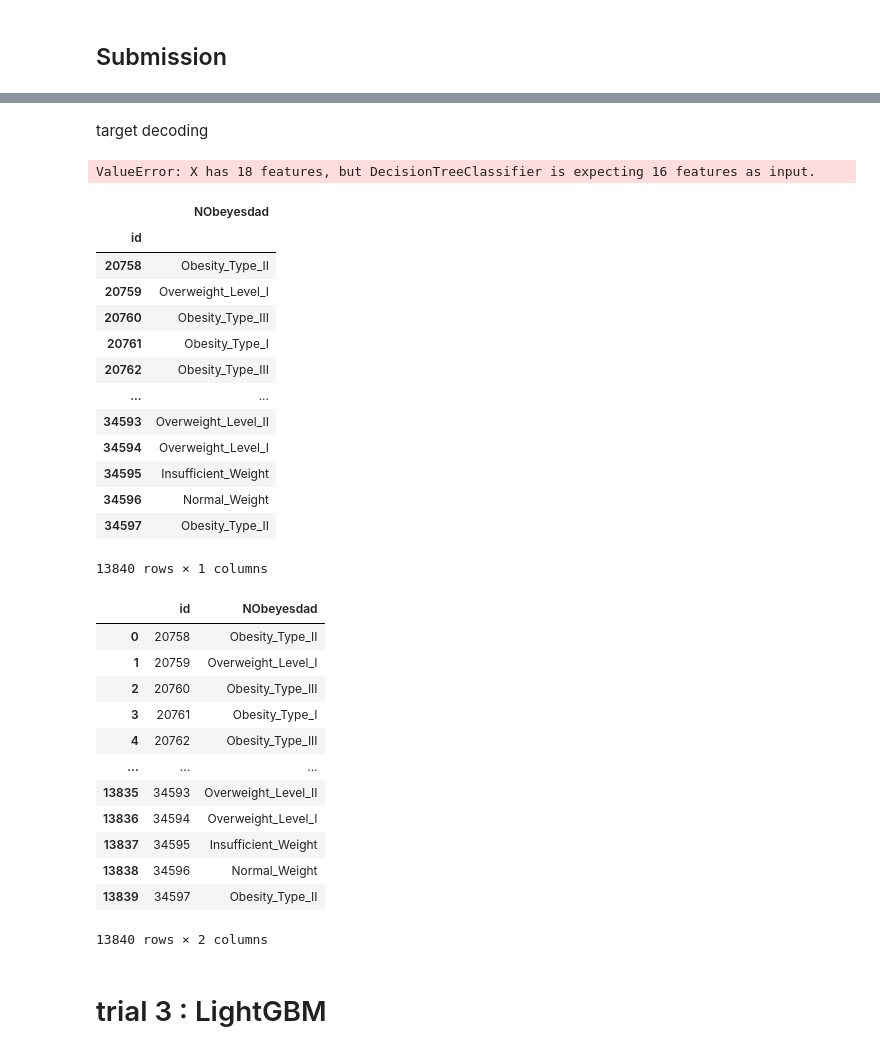
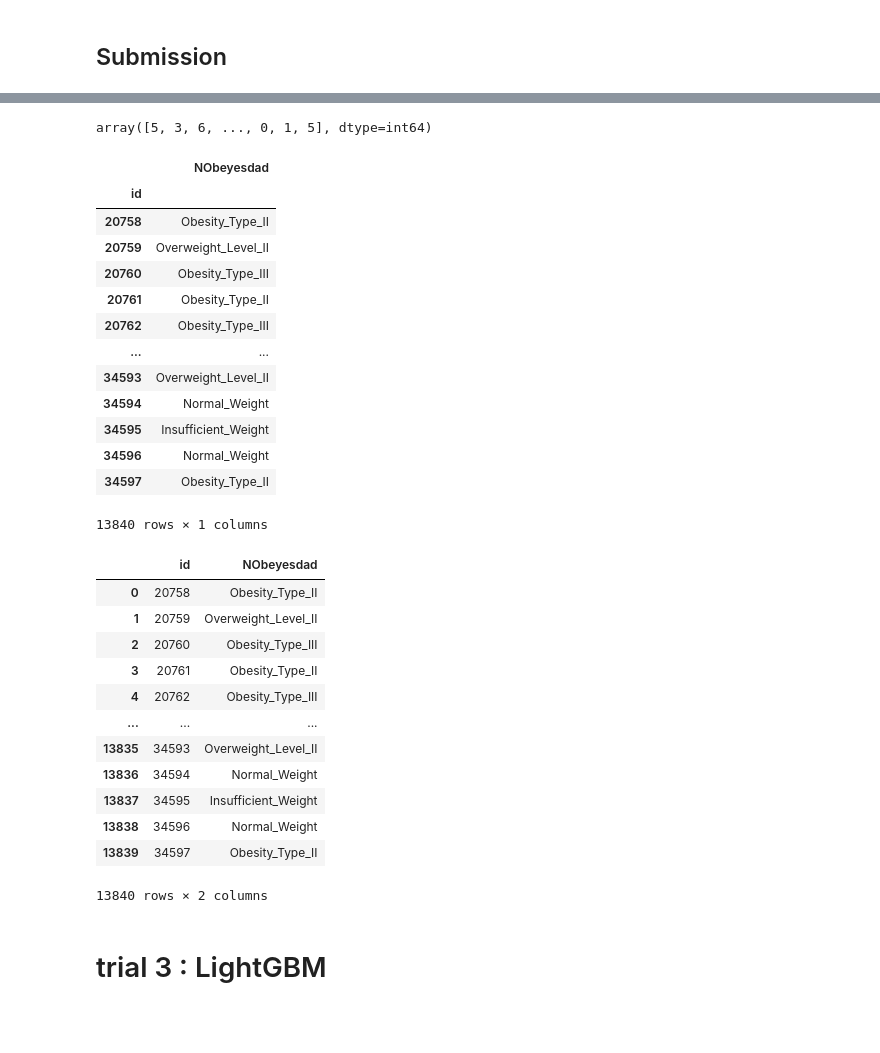
Before and after one commit to h1cho/DAStudy-sun, a Jupyter notebook: HYEWON/Multi-Class Prediction of Obesity Risk_modeling.ipynb, the cells around one changed output, grey strips where cells are left out. Saved outputs shown, nothing was run; the diff lists cells and outputs as text; code cells hidden in the pictures; blank space fills up the shorter version.

```diff
--- a/HYEWON/Multi-Class Prediction of Obesity Risk_modeling.ipynb
+++ b/HYEWON/Multi-Class Prediction of Obesity Risk_modeling.ipynb
@@ -686,0 +653,14 @@ X_train_new.head()
+# %%
+scale_cols = ["Age","Height"]
+
+train_scaled = scaler.fit_transform(X_train[scale_cols])
+val_scaled = scaler.transform(X_val[scale_cols])
+test_scaled = scaler.transform(X_test[scale_cols])
+
+train_scaled = pd.DataFrame(train_scaled, index=X_train.index, columns=scale_cols)
+val_scaled = pd.DataFrame(val_scaled, index=X_val.index, columns=scale_cols)
+test_scaled = pd.DataFrame(test_scaled, index=X_test.index, columns=scale_cols)
+
+X_train_new[scale_cols] = train_scaled
+X_val_new[scale_cols] = val_scaled
+X_test_new[scale_cols] = test_scaled
@@ -703,12 +689,12 @@ from sklearn.model_selection import RandomizedSearchCV
 
 clf = RandomizedSearchCV(model,
                         param_distributions,
-                        n_iter=100,
+                        n_iter=200,
                         scoring="accuracy",
                         n_jobs=-1,
                         cv=5,
                         verbose=2,
                         random_state=42)
 
-clf.fit(X_train, y_train)
+clf.fit(X_train_new, y_train)
 # %% [output]
@@ -787,2 +748,0 @@ for i, val in enumerate(test["CALC"].unique()):
-# %% [markdown]
-target decoding
@@ -794,22 +749,25 @@ y_val_encoded = le_target.transform(y_val)
+# %%
+flipped_dict = {v: k for k, v in labels_NO.items()}
 # %%
-sub = clf.predict(test)
+sub = clf.predict(X_test)
 sub
 # %% [output]
-ValueError: X has 18 features, but DecisionTreeClassifier is expecting 16 features as input.
+array([5, 3, 6, ..., 0, 1, 5], dtype=int64)
 # %%
-sub = pd.DataFrame({"NObeyesdad": le_target.inverse_transform(sub)}, index = test.index)
+sub = pd.DataFrame({"NObeyesdad": sub}, index = X_test.index)
+sub["NObeyesdad"] = sub["NObeyesdad"].replace(flipped_dict)
 sub
 # %% [output]
 |  | NObeyesdad |
 | id |  |
 | 20758 | Obesity_Type_II |
-| 20759 | Overweight_Level_I |
+| 20759 | Overweight_Level_II |
 | 20760 | Obesity_Type_III |
-| 20761 | Obesity_Type_I |
+| 20761 | Obesity_Type_II |
 | 20762 | Obesity_Type_III |
 | ... | ... |
 | 34593 | Overweight_Level_II |
-| 34594 | Overweight_Level_I |
+| 34594 | Normal_Weight |
 | 34595 | Insufficient_Weight |
 | 34596 | Normal_Weight |
 | 34597 | Obesity_Type_II |
@@ -819,15 +777,15 @@ sub.to_csv("./data/Submission_Obesity.csv", index="id")
 # %%
-pd.read_csv("./data/Submission_Obesity.csv")
+pd.read_csv("./data/Submission_Obesity_RFC2.csv")
 # %% [output]
 |  | id | NObeyesdad |
 | 0 | 20758 | Obesity_Type_II |
-| 1 | 20759 | Overweight_Level_I |
+| 1 | 20759 | Overweight_Level_II |
 | 2 | 20760 | Obesity_Type_III |
-| 3 | 20761 | Obesity_Type_I |
+| 3 | 20761 | Obesity_Type_II |
 | 4 | 20762 | Obesity_Type_III |
 | ... | ... | ... |
 | 13835 | 34593 | Overweight_Level_II |
-| 13836 | 34594 | Overweight_Level_I |
+| 13836 | 34594 | Normal_Weight |
 | 13837 | 34595 | Insufficient_Weight |
 | 13838 | 34596 | Normal_Weight |
 | 13839 | 34597 | Obesity_Type_II |
```
Also changed, not shown: parts of 55 cells of this notebook.
